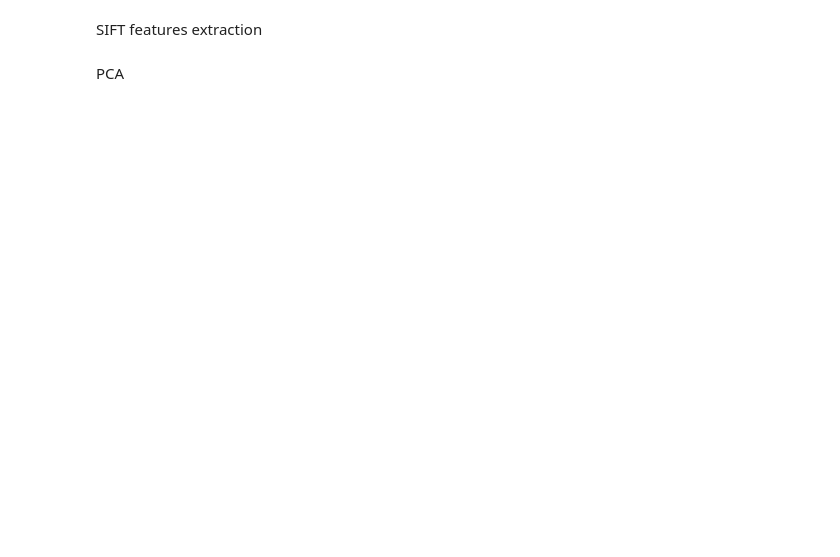
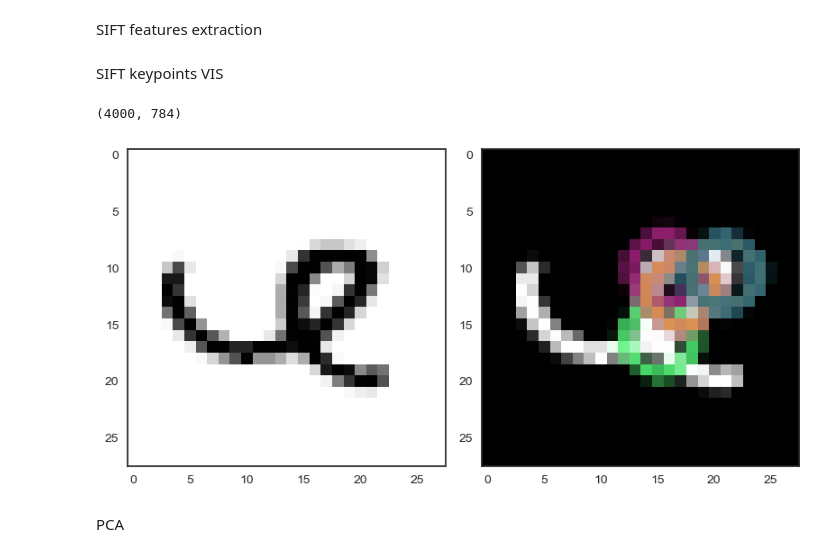
Before and after one commit to wanghchen/CS5487, a Jupyter notebook: Project/CS5487_project.ipynb, the cells around one changed output. Saved outputs shown, nothing was run; the diff lists cells and outputs as text; code cells hidden in the pictures; blank space fills up the shorter version.

```diff
--- a/Project/CS5487_project.ipynb
+++ b/Project/CS5487_project.ipynb
@@ -36,6 +36,7 @@ def Trans_data2img(x_img):
     # transform the nparray into cv image in gray
     image = Image.fromarray(x_img.reshape(28,28).astype(np.uint8))
     img = cv.cvtColor(np.asarray(image),cv.COLOR_RGB2BGR)
+    img = cv.cvtColor(img, cv.COLOR_BGR2GRAY)
     return img
 
 
@@ -98,5 +99,30 @@ def Get_Vecs_from_SIFT(X, y, threshold, K=150):
     print('data_vec:',SIFT_vecs.shape)
     print('image features vector done!')
     return SIFT_vecs, labels
+# %% [markdown]
+SIFT keypoints VIS
+# %%
+import random
+X, y = Load_data()
+print(X.shape)
+random_digist = Trans_data2img(X[random.randint(0, X.shape[0])])
+font = {"size": 12,
+        "family": 'Times New Roman'}
+plt.style.use(style='seaborn-white')
+plt.figure(figsize=(8, 4))
+plt.subplot(1, 2, 1)
+plt.imshow(random_digist)
+sift = cv.SIFT_create()
+kps, features = sift.detectAndCompute(random_digist, None)
+img = cv.drawKeypoints(image=random_digist, outImage=random_digist, keypoints=kps,
+                        flags=cv.DRAW_MATCHES_FLAGS_DEFAULT)
+
+
+plt.subplot(1, 2, 2)
+plt.imshow(img)
+plt.tight_layout()
+# %% [output]
+(4000, 784)
+[figure, added]
 # %% [markdown]
 PCA
```
Also changed, not shown: parts of 12 cells of this notebook, 6 other files.
